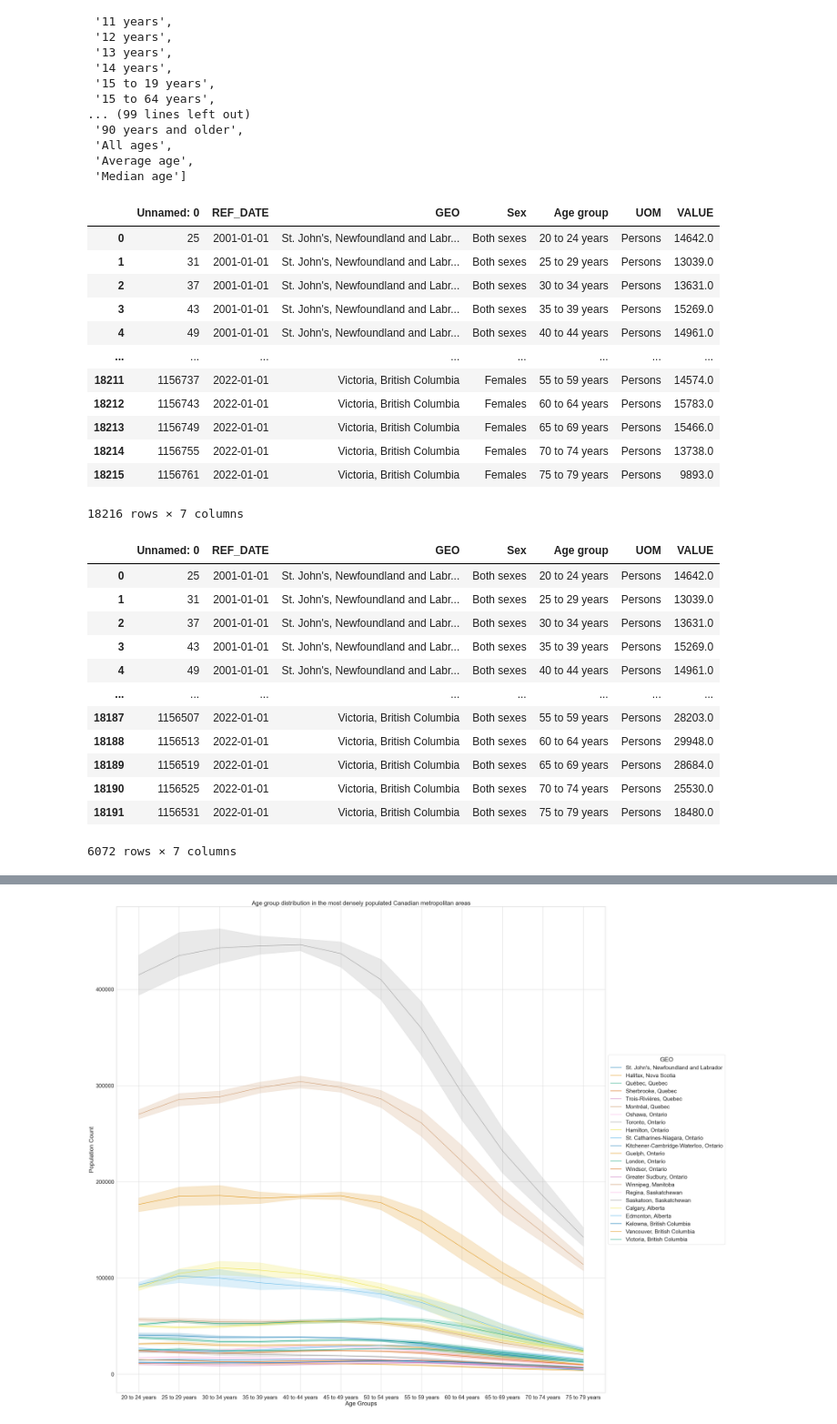
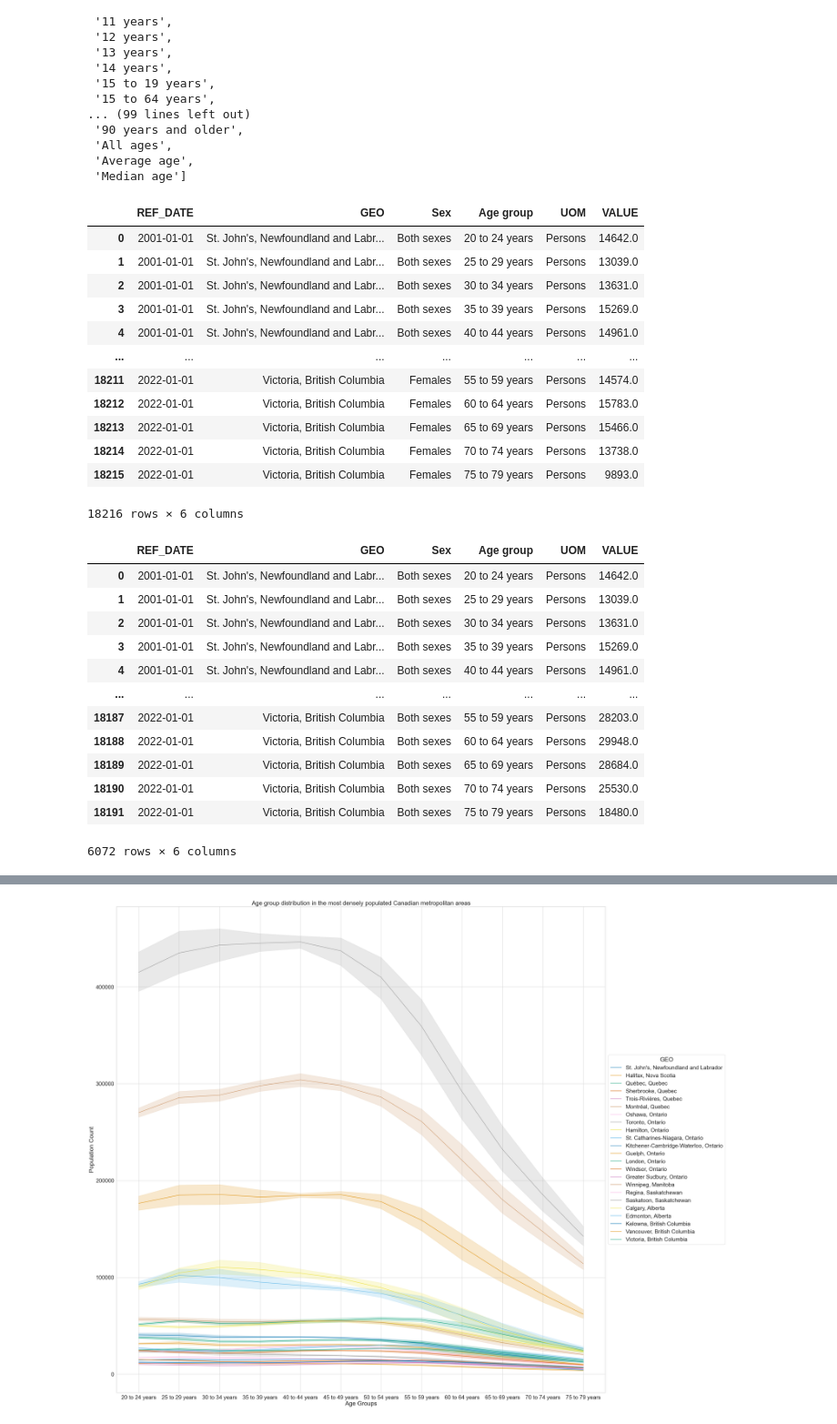
Before and after one commit to ubco-W2022T2-data301/project-group-group01, a Jupyter notebook: analysis/Katrinaanalysis3.ipynb, the cells around one changed output, grey strips where cells are left out. Shown at 91% size. Cells and saved outputs as stored; diff of their text form; code cells hidden in the pictures.

```diff
--- a/analysis/Katrinaanalysis3.ipynb
+++ b/analysis/Katrinaanalysis3.ipynb
@@ -282,40 +281,40 @@ groups
 # %%
 age_values = ['20 to 24 years', '25 to 29 years', '30 to 34 years', '35 to 39 years',
               '40 to 44 years', '45 to 49 years', '50 to 54 years', '55 to 59 years',
               '60 to 64 years', '65 to 69 years', '70 to 74 years', '75 to 79 years']
 PE_Wrangled = PE_Wrangled[PE_Wrangled['Age group'].isin(age_values)]
 PE_Wrangled = PE_Wrangled.reset_index(drop=True)
-PE_Wrangled = PE_Wrangled.drop(columns=['index'])
+PE_Wrangled = PE_Wrangled.drop(columns=['Unnamed: 0'])
 PE_Wrangled
 # %% [output]
-|  | Unnamed: 0 | REF_DATE | GEO | Sex | Age group | UOM | VALUE |
-| 0 | 25 | 2001-01-01 | St. John's, Newfoundland and Labr... | Both sexes | 20 to 24 years | Persons | 14642.0 |
-| 1 | 31 | 2001-01-01 | St. John's, Newfoundland and Labr... | Both sexes | 25 to 29 years | Persons | 13039.0 |
-| 2 | 37 | 2001-01-01 | St. John's, Newfoundland and Labr... | Both sexes | 30 to 34 years | Persons | 13631.0 |
-| 3 | 43 | 2001-01-01 | St. John's, Newfoundland and Labr... | Both sexes | 35 to 39 years | Persons | 15269.0 |
-| 4 | 49 | 2001-01-01 | St. John's, Newfoundland and Labr... | Both sexes | 40 to 44 years | Persons | 14961.0 |
-| ... | ... | ... | ... | ... | ... | ... | ... |
-| 18211 | 1156737 | 2022-01-01 | Victoria, British Columbia | Females | 55 to 59 years | Persons | 14574.0 |
-| 18212 | 1156743 | 2022-01-01 | Victoria, British Columbia | Females | 60 to 64 years | Persons | 15783.0 |
-| 18213 | 1156749 | 2022-01-01 | Victoria, British Columbia | Females | 65 to 69 years | Persons | 15466.0 |
-| 18214 | 1156755 | 2022-01-01 | Victoria, British Columbia | Females | 70 to 74 years | Persons | 13738.0 |
-| 18215 | 1156761 | 2022-01-01 | Victoria, British Columbia | Females | 75 to 79 years | Persons | 9893.0 |
+|  | REF_DATE | GEO | Sex | Age group | UOM | VALUE |
+| 0 | 2001-01-01 | St. John's, Newfoundland and Labr... | Both sexes | 20 to 24 years | Persons | 14642.0 |
+| 1 | 2001-01-01 | St. John's, Newfoundland and Labr... | Both sexes | 25 to 29 years | Persons | 13039.0 |
+| 2 | 2001-01-01 | St. John's, Newfoundland and Labr... | Both sexes | 30 to 34 years | Persons | 13631.0 |
+| 3 | 2001-01-01 | St. John's, Newfoundland and Labr... | Both sexes | 35 to 39 years | Persons | 15269.0 |
+| 4 | 2001-01-01 | St. John's, Newfoundland and Labr... | Both sexes | 40 to 44 years | Persons | 14961.0 |
+| ... | ... | ... | ... | ... | ... | ... |
+| 18211 | 2022-01-01 | Victoria, British Columbia | Females | 55 to 59 years | Persons | 14574.0 |
+| 18212 | 2022-01-01 | Victoria, British Columbia | Females | 60 to 64 years | Persons | 15783.0 |
+| 18213 | 2022-01-01 | Victoria, British Columbia | Females | 65 to 69 years | Persons | 15466.0 |
+| 18214 | 2022-01-01 | Victoria, British Columbia | Females | 70 to 74 years | Persons | 13738.0 |
+| 18215 | 2022-01-01 | Victoria, British Columbia | Females | 75 to 79 years | Persons | 9893.0 |
-18216 rows × 7 columns
+18216 rows × 6 columns
 # %%
 PE_Wrangled = PE_Wrangled.drop(PE_Wrangled[PE_Wrangled['Sex'] != 'Both sexes'].index)
 PE_Wrangled
 # %% [output]
-|  | Unnamed: 0 | REF_DATE | GEO | Sex | Age group | UOM | VALUE |
-| 0 | 25 | 2001-01-01 | St. John's, Newfoundland and Labr... | Both sexes | 20 to 24 years | Persons | 14642.0 |
-| 1 | 31 | 2001-01-01 | St. John's, Newfoundland and Labr... | Both sexes | 25 to 29 years | Persons | 13039.0 |
-| 2 | 37 | 2001-01-01 | St. John's, Newfoundland and Labr... | Both sexes | 30 to 34 years | Persons | 13631.0 |
-| 3 | 43 | 2001-01-01 | St. John's, Newfoundland and Labr... | Both sexes | 35 to 39 years | Persons | 15269.0 |
-| 4 | 49 | 2001-01-01 | St. John's, Newfoundland and Labr... | Both sexes | 40 to 44 years | Persons | 14961.0 |
-| ... | ... | ... | ... | ... | ... | ... | ... |
-| 18187 | 1156507 | 2022-01-01 | Victoria, British Columbia | Both sexes | 55 to 59 years | Persons | 28203.0 |
-| 18188 | 1156513 | 2022-01-01 | Victoria, British Columbia | Both sexes | 60 to 64 years | Persons | 29948.0 |
-| 18189 | 1156519 | 2022-01-01 | Victoria, British Columbia | Both sexes | 65 to 69 years | Persons | 28684.0 |
-| 18190 | 1156525 | 2022-01-01 | Victoria, British Columbia | Both sexes | 70 to 74 years | Persons | 25530.0 |
-| 18191 | 1156531 | 2022-01-01 | Victoria, British Columbia | Both sexes | 75 to 79 years | Persons | 18480.0 |
+|  | REF_DATE | GEO | Sex | Age group | UOM | VALUE |
+| 0 | 2001-01-01 | St. John's, Newfoundland and Labr... | Both sexes | 20 to 24 years | Persons | 14642.0 |
+| 1 | 2001-01-01 | St. John's, Newfoundland and Labr... | Both sexes | 25 to 29 years | Persons | 13039.0 |
+| 2 | 2001-01-01 | St. John's, Newfoundland and Labr... | Both sexes | 30 to 34 years | Persons | 13631.0 |
+| 3 | 2001-01-01 | St. John's, Newfoundland and Labr... | Both sexes | 35 to 39 years | Persons | 15269.0 |
+| 4 | 2001-01-01 | St. John's, Newfoundland and Labr... | Both sexes | 40 to 44 years | Persons | 14961.0 |
+| ... | ... | ... | ... | ... | ... | ... |
+| 18187 | 2022-01-01 | Victoria, British Columbia | Both sexes | 55 to 59 years | Persons | 28203.0 |
+| 18188 | 2022-01-01 | Victoria, British Columbia | Both sexes | 60 to 64 years | Persons | 29948.0 |
+| 18189 | 2022-01-01 | Victoria, British Columbia | Both sexes | 65 to 69 years | Persons | 28684.0 |
+| 18190 | 2022-01-01 | Victoria, British Columbia | Both sexes | 70 to 74 years | Persons | 25530.0 |
+| 18191 | 2022-01-01 | Victoria, British Columbia | Both sexes | 75 to 79 years | Persons | 18480.0 |
-6072 rows × 7 columns
+6072 rows × 6 columns
 # %%
```
Also changed, not shown: parts of 5 cells of this notebook.
